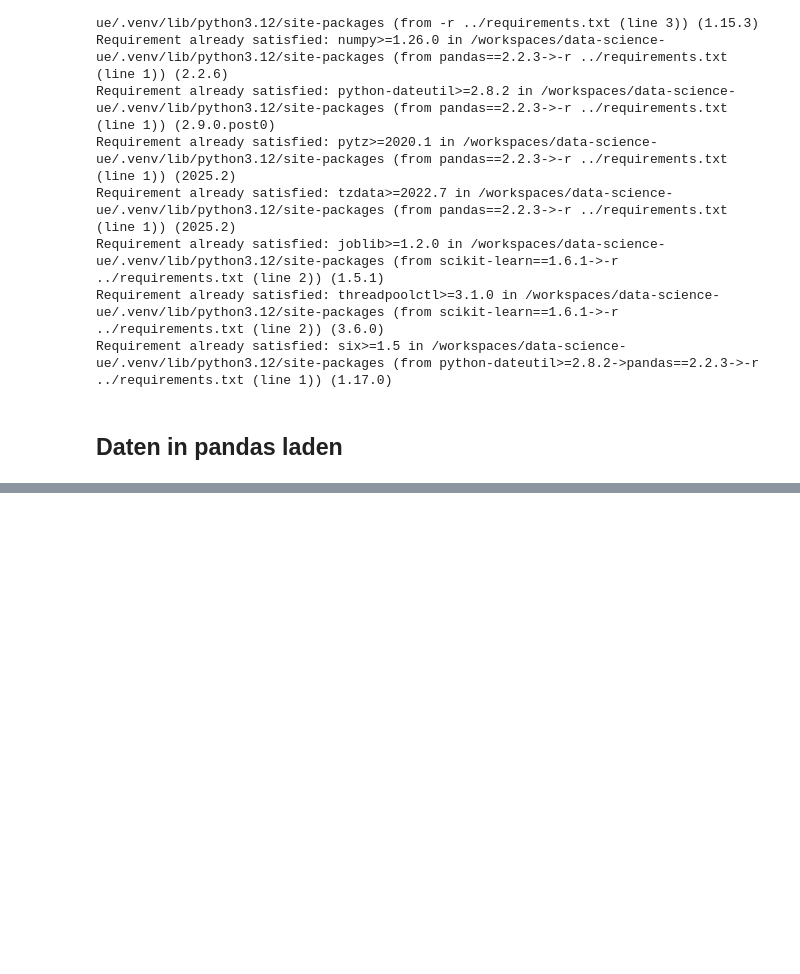
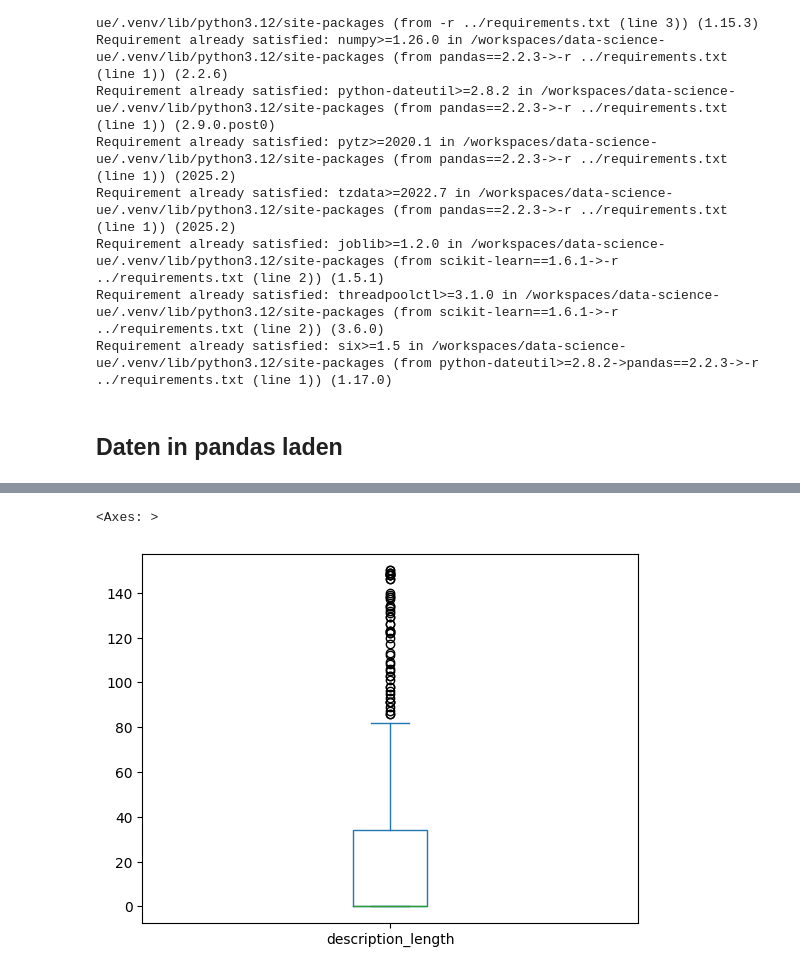
Before and after one commit to CarlaLingg58/data-science-ue, a Jupyter notebook: code/lection_02.ipynb, the cells around one changed output, grey strips where cells are left out. Drawn from its saved outputs; the diff is of its cells as text; code cells hidden in the pictures; blank space fills up the shorter version.

```diff
--- a/code/lection_02.ipynb
+++ b/code/lection_02.ipynb
@@ -45,0 +168,5 @@ data.head(5)
+# %%
+data.description_length.plot(kind="box")
+# %% [output]
+<Axes: >
+[figure, added]
```
Also changed, not shown: parts of 22 cells of this notebook, 1 other file.
